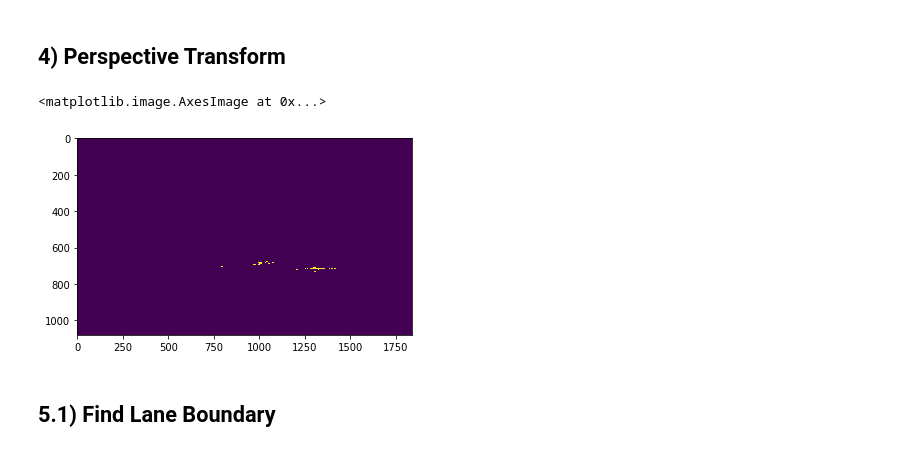
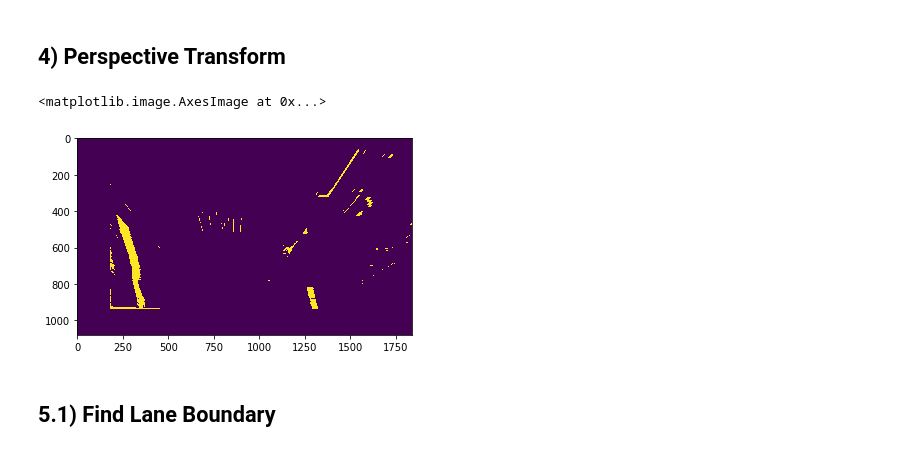
Before and after one commit to berlala/CarND-Advanced-Lane-Lines, a Jupyter notebook: lanefind_DDP.ipynb, the cells around one changed output. Cells and saved outputs as stored; diff of their text form; code cells hidden in the pictures.

```diff
--- a/lanefind_DDP.ipynb
+++ b/lanefind_DDP.ipynb
@@ -85,3 +85,6 @@ plt.imshow(test_undist)
 [figure]
 # %% [markdown]
 ## 2) Create Binary Image
+# %%
+test_img = mpimg.imread('test_pic_DDP/pic_3.jpg') # Pick one test pic as example
+plt.imshow(test_img)
@@ -131,7 +137,10 @@ def binary_tf(img, s_thresh=(180, 255), sx_thresh=(100, 150), l_thresh =(225, 25
 
     return combined_binary
 
-test_binary = binary_tf(test_undist, s_thresh=(180, 230), sx_thresh=(120, 200), l_thresh =(225, 255), b_thresh =(155, 200))
+#test_binary = binary_tf(test_undist, s_thresh=(180, 230), sx_thresh=(120, 200), l_thresh =(225, 255), b_thresh =(155, 200))
+test_binary = binary_tf(test_img, s_thresh=(100, 210), sx_thresh=(100, 110), l_thresh =(120, 200), b_thresh =(200, 210))
+
+
 plt.imshow(test_binary)
 
 #plt.savefig('binary.png')
@@ -142,23 +151,24 @@ plt.imshow(test_binary)
 ## 4) Perspective Transform
 # %%
 def perspective_tf(img):
-    src = np.float32([[250,705],[1155,705],[805,505],[530,505]])
-    dst = np.float32([[250,705],[1155,705],[1155,505],[250,505]])
+    src = np.float32([[600,850],[1100,850],[1250,950],[450,950]])
+    dst = np.float32([[450,850],[1250,850],[1250,950],[450,950]])
     M = cv2.getPerspectiveTransform(src, dst)
     img_size = (img.shape[1],img.shape[0])
     warped = cv2.warpPerspective(img, M, img_size, flags=cv2.INTER_LINEAR)
 
     #Remove the point in the end of route 涂黑，避免影响
-    warped[0:100,0:warped.shape[0]] = 0
-    warped[0:warped.shape[1],0:180] = 0
+    warped[940:1280,0:warped.shape[1]] = 0 #列，下半部分
+    warped[940:1280,0:warped.shape[1]] = 0 #列，下半部分
+    warped[0:warped.shape[0],0:180] = 0 #
     return warped,M
 
 test_persp,M = perspective_tf(test_binary)
 plt.imshow(test_persp)
 #plt.savefig('persp.png')
 # %% [output]
 <matplotlib.image.AxesImage at 0x...>
-[figure, old version]
+[figure, new version]
 # %% [markdown]
 ## 5.1) Find Lane Boundary
 # %%
```
Also changed, not shown: parts of 6 cells of this notebook, 1 other file.
